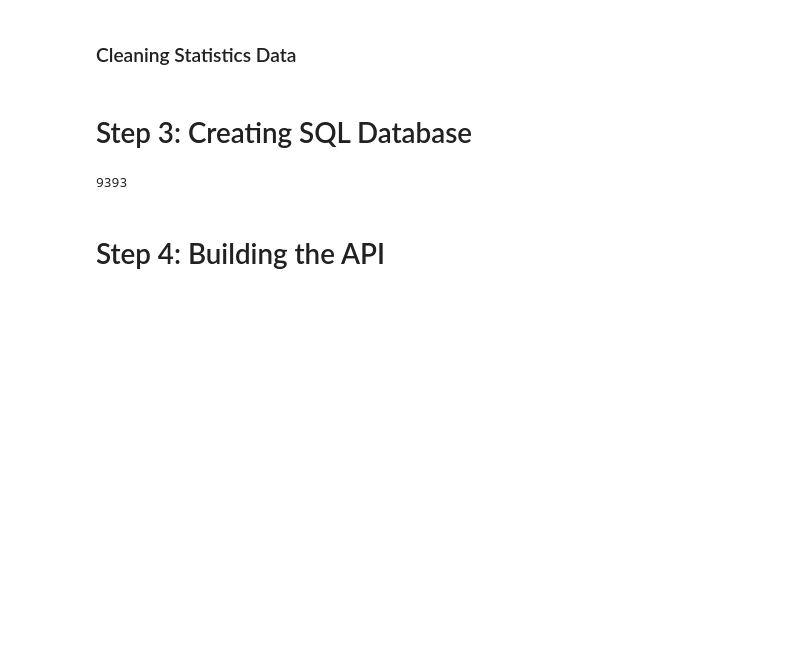
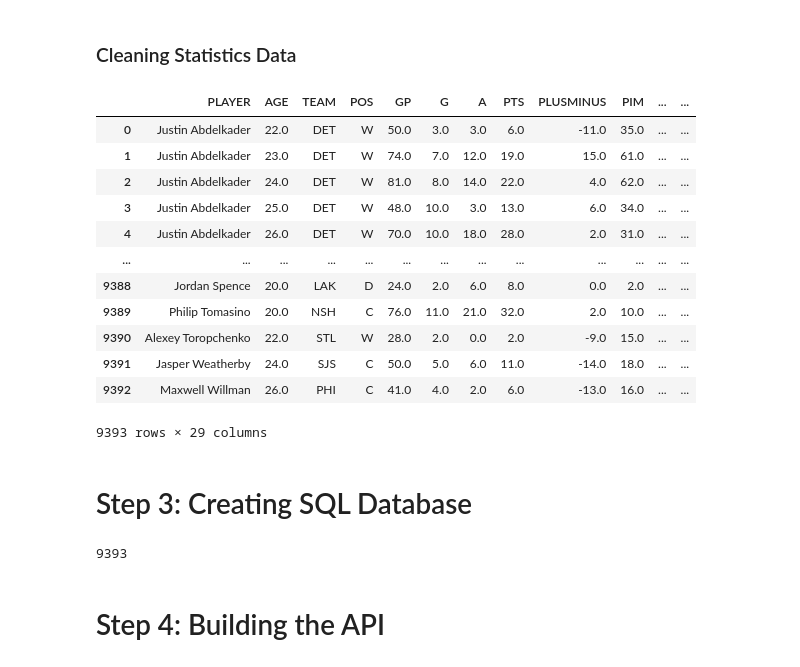
Before and after one commit to lukekerwin/DS-320_Project, a Jupyter notebook: Luke/main.ipynb, the cells around one changed output. Cells and saved outputs as stored; diff of their text form; code cells hidden in the pictures; blank space fills up the shorter version.

```diff
--- a/Luke/main.ipynb
+++ b/Luke/main.ipynb
@@ -114,9 +139,12 @@ cleaned_contracts.head()
 ### Cleaning Statistics Data
 # %%
 stats_cleaned = stats_.copy()
+stats_cleaned.columns = ['Rk', 'Player', 'Age', 'Tm', 'Pos', 'GP', 'G', 'A', 'PTS', '+/-', 'PIM',
+'PS', 'EV', 'PP', 'SH', 'GW', 'EV', 'PP', 'SH', 'S', 'S%', 'TOI',
+'ATOI', 'BLK', 'HIT', 'FOW', 'FOL', 'FO%', 'SEASON']
 stats_cleaned = stats_cleaned[['Player', 'Age', 'Tm', 'Pos', 'GP', 'G', 'A', 'PTS', '+/-', 'PIM',
-       'PS', 'EV', 'PP', 'SH', 'GW', 'EV', 'PP', 'SH', 'S', 'S%', 'TOI',
-       'ATOI', 'BLK', 'HIT', 'FOW', 'FOL', 'FO%', 'SEASON']]
+    'PS', 'EV', 'PP', 'SH', 'GW', 'EV', 'PP', 'SH', 'S', 'S%', 'TOI',
+    'ATOI', 'BLK', 'HIT', 'FOW', 'FOL', 'FO%', 'SEASON']]
 stats_cleaned = stats_cleaned[stats_cleaned['Player']!='Player'].reset_index(drop=True)
 
 new = []
@@ -126,37 +154,61 @@ for player in stats_cleaned['Player'].unique():
         data_season = data[data['SEASON']==season]
         if len(data_season) > 1:
             data_season = data_season[data_season['Tm']=='TOT']
         else:
             pass
         new.append(data_season)
 
 stats_cleaned = pd.concat(new).reset_index(drop=True)
 stats_cleaned['Pos'] = np.where(stats_cleaned['Pos'].isin(['D','LD','RD']), 'D', np.where(stats_cleaned['Pos'].isin(['C']), 'C', 'W'))
 stats_cleaned['Pos'].unique()
 stats_cleaned.columns = ['PLAYER', 'AGE', 'TEAM', 'POS', 'GP', 'G', 'A', 'PTS', 'PLUSMINUS', 'PIM', 'PS',
-       'EVG', 'EVA', 'PPG', 'PPA', 'EVSH', 'PPSH', 'GWG', 'EV', 'EV', 'PP', 'PP', 'SH',
-       'SH', 'S', 'S%', 'TOI', 'ATOI', 'BLK', 'HIT', 'FOW', 'FOL', 'FO%',
-       'SEASON']
+    'EVG', 'EVA', 'PPG', 'PPA', 'EVSH', 'PPSH', 'GWG', 'EV', 'EV', 'PP', 'PP', 'SH',
+    'SH', 'S', 'S%', 'TOI', 'ATOI', 'BLK', 'HIT', 'FOW', 'FOL', 'FO%',
+    'SEASON']
 stats_cleaned = stats_cleaned.drop(columns=['EV', 'PP', 'SH'])
 stats_cleaned['S%'] = stats_cleaned['S%'].str.replace('%', '').astype(float)/100
 stats_cleaned['TOI'] = stats_cleaned['TOI'].astype(int) * 60
 stats_cleaned['ATOI'] = stats_cleaned['ATOI'].str.split(':').apply(lambda x: int(x[0])*60 + int(x[1]))
 stats_cleaned['FO%'] = stats_cleaned['FO%'].str.replace('%', '').astype(float)/100
 stats_cleaned = stats_cleaned[stats_cleaned['GP'].astype(int)>=20].reset_index(drop=True)
 
 for col in stats_cleaned.columns:
     try:
         stats_cleaned[col] = stats_cleaned[col].astype(float)
     except:
         try:
             stats_cleaned[col] = stats_cleaned[col].astype(int)
         except:
             try:
                 stats_cleaned[col] = stats_cleaned[col].astype(str)
             except:
                 pass
 
-stats_cleaned.to_csv('data/stats_cleaned.csv', index=False)
+stats_cleaned['id'] = stats_cleaned['PLAYER'].replace(' ', '') + stats_cleaned['SEASON'].astype(str)
+stats_cleaned = stats_cleaned.drop_duplicates(subset=['id']).reset_index(drop=True)
+stats_cleaned['FO%'] = stats_cleaned['FO%'].fillna(0)
+# Round all possible columns
+for col in stats_cleaned.columns:
+    try:
+        stats_cleaned[col] = stats_cleaned[col].astype(float).round(2)
+    except:
+        pass
+stats_cleaned.columns = [col.replace('%', '_') for col in stats_cleaned.columns]
+stats_cleaned
+# %% [output]
+|  | PLAYER | AGE | TEAM | POS | GP | G | A | PTS | PLUSMINUS | PIM | ... | ... |
+| 0 | Justin Abdelkader | 22.0 | DET | W | 50.0 | 3.0 | 3.0 | 6.0 | -11.0 | 35.0 | ... | ... |
+| 1 | Justin Abdelkader | 23.0 | DET | W | 74.0 | 7.0 | 12.0 | 19.0 | 15.0 | 61.0 | ... | ... |
+| 2 | Justin Abdelkader | 24.0 | DET | W | 81.0 | 8.0 | 14.0 | 22.0 | 4.0 | 62.0 | ... | ... |
+| 3 | Justin Abdelkader | 25.0 | DET | W | 48.0 | 10.0 | 3.0 | 13.0 | 6.0 | 34.0 | ... | ... |
+| 4 | Justin Abdelkader | 26.0 | DET | W | 70.0 | 10.0 | 18.0 | 28.0 | 2.0 | 31.0 | ... | ... |
+| ... | ... | ... | ... | ... | ... | ... | ... | ... | ... | ... | ... | ... |
+| 9388 | Jordan Spence | 20.0 | LAK | D | 24.0 | 2.0 | 6.0 | 8.0 | 0.0 | 2.0 | ... | ... |
+| 9389 | Philip Tomasino | 20.0 | NSH | C | 76.0 | 11.0 | 21.0 | 32.0 | 2.0 | 10.0 | ... | ... |
+| 9390 | Alexey Toropchenko | 22.0 | STL | W | 28.0 | 2.0 | 0.0 | 2.0 | -9.0 | 15.0 | ... | ... |
+| 9391 | Jasper Weatherby | 24.0 | SJS | C | 50.0 | 5.0 | 6.0 | 11.0 | -14.0 | 18.0 | ... | ... |
+| 9392 | Maxwell Willman | 26.0 | PHI | C | 41.0 | 4.0 | 2.0 | 6.0 | -13.0 | 16.0 | ... | ... |
+9393 rows × 29 columns
 # %% [markdown]
 # Step 3: Creating SQL Database
 # %%
```
Also changed, not shown: parts of 4 cells of this notebook, 11 other files.
